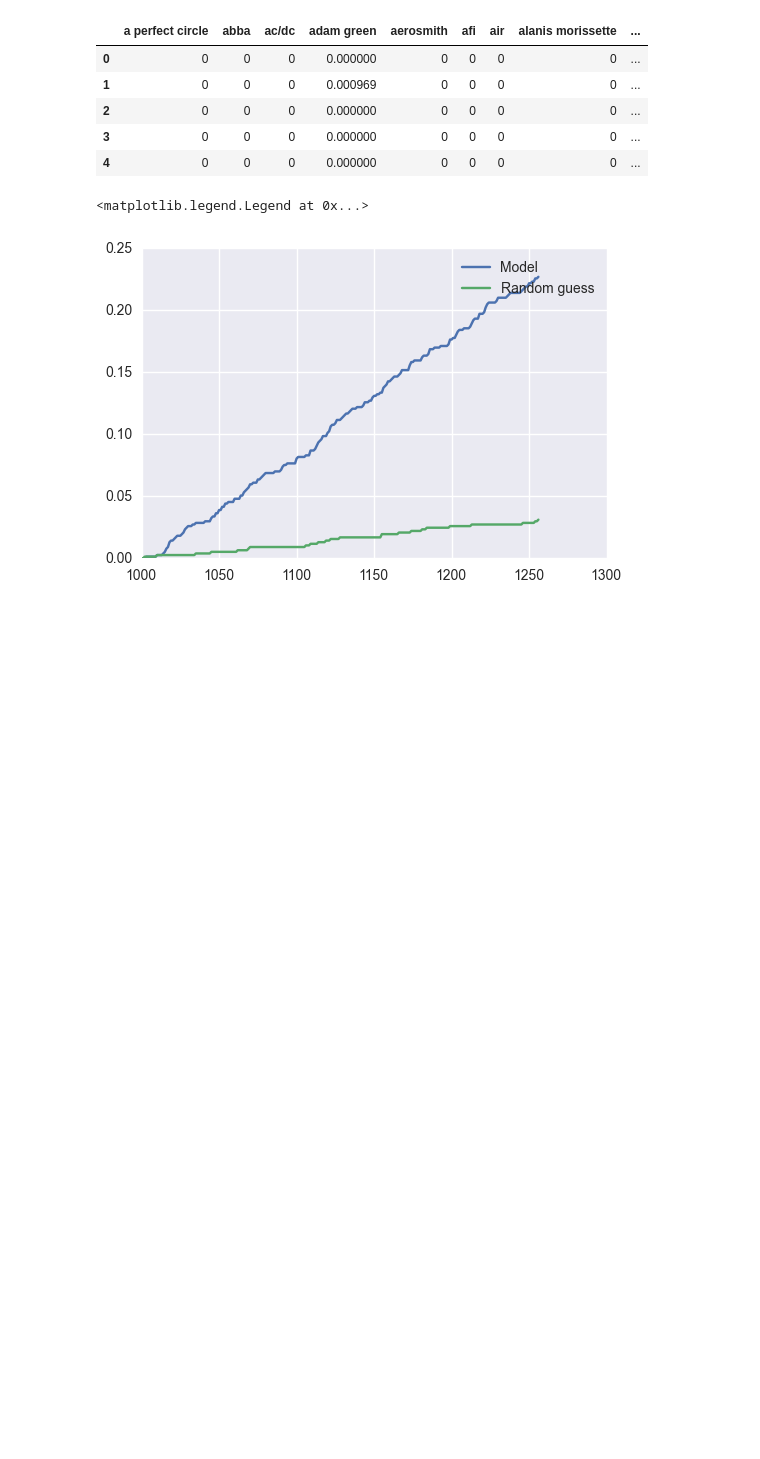
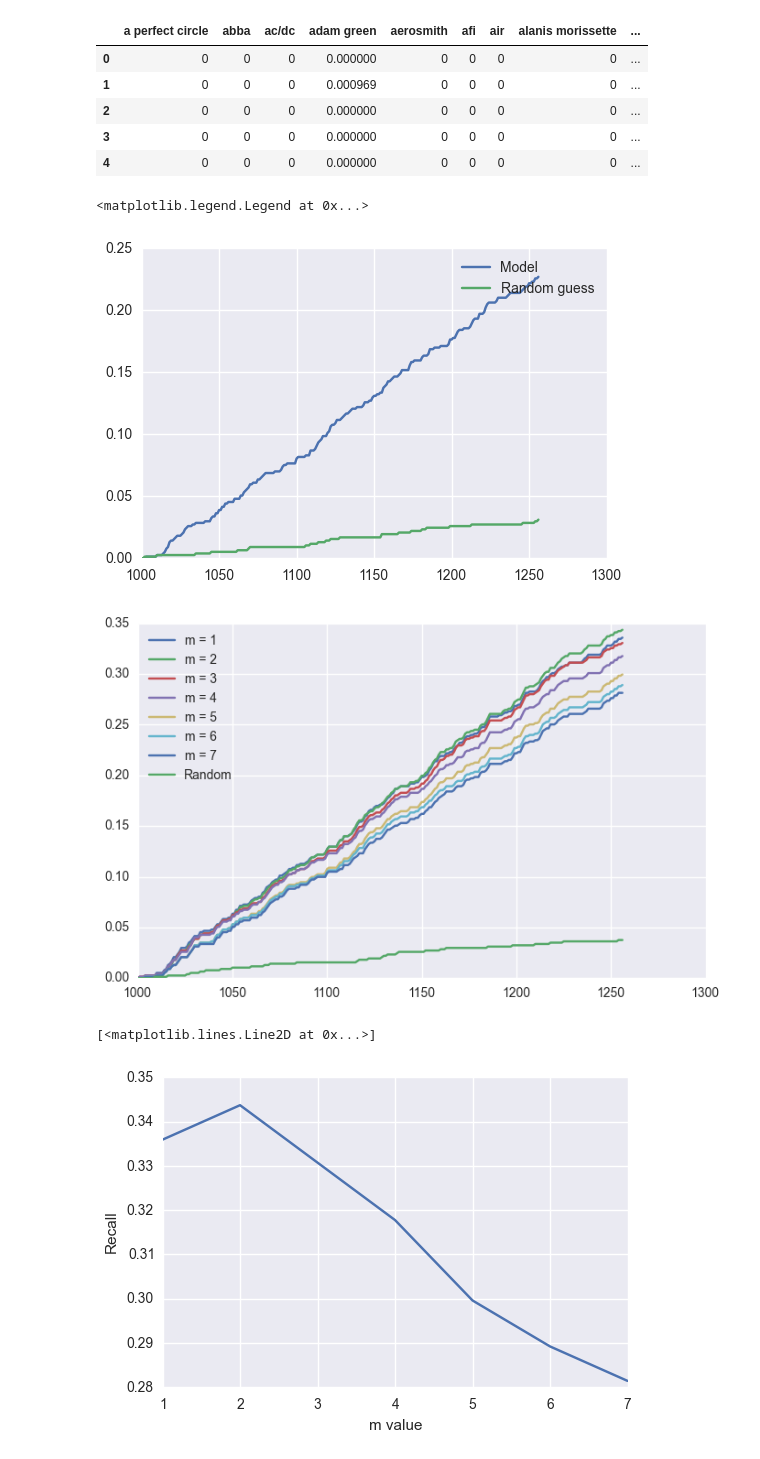
Before and after one commit to Columbia-Intro-Data-Science/APMAE4990-, a Jupyter notebook: notebooks/Lecture 7 - Recommendation Engines.ipynb, the cells around one changed output. Cells and saved outputs as stored; diff of their text form; code cells hidden in the pictures; blank space fills up the shorter version.

```diff
--- a/notebooks/Lecture 7 - Recommendation Engines.ipynb
+++ b/notebooks/Lecture 7 - Recommendation Engines.ipynb
@@ -350,4 +350,56 @@ plt.legend()
 # %% [output]
 <matplotlib.legend.Legend at 0x...>
 [figure]
+# %%
+best_m=1
+recall_last = 0
+plt.figure(figsize=(8,5))
+recall_m= []
+mvals=[1,2,3,4,5,6,7]
+for m in mvals:
+    B = (A)**m
+    recall=[]
+    guesses = 3
+    recall_total = 0
+    recall_guess = 0
+
+    recall_guesses = []
+
+    for n in range(1000,1257):
+        user = np.append(B[n:n+1].values[0][0:200],np.zeros(85))
+        user_prefs = df_items.dot(user/np.sum(user))
+
+        user_prefs.sort()
+        already_liked=df_items[df_items.columns[np.where(B[n:n+1].values[0]>0)][0:5]].columns.values
+
+        test_data=df_items[df_items.columns[np.where(B[n:n+1].values[0]>0)][5:]].columns.values
+
+        user_suggestions =[s for s in user_prefs.index[::-1][0:guesses] if s not in already_liked]
+
+        correct = [c for c in user_suggestions if c in test_data]
+        guess_list = [g for g in random.sample(user_prefs.index, min(guesses,len(user_prefs))) if g in test_data]
+
+        recall_total = recall_total + float(len(correct))
+        recall_guess = recall_guess + float(len(guess_list))
+
+        recall.append(recall_total)
+        recall_guesses.append(recall_guess)
+
+    plt.plot(range(1000,1257),recall/(np.array(guesses)*257),label='m = ' + str(m))
+    if recall_total > recall_last:
+        recall_last = recall_total
+        best_m = m
+    recall_m.append(recall_total/(guesses*257))
+
+plt.plot(range(1000,1257),recall_guesses/(np.array(guesses)*257),label='Random')
+plt.legend(loc=2)
+plt.show()
+#print 'The best choice of m is ' + str(best_m)
+plt.ylabel('Recall')
+plt.xlabel('m value')
+plt.plot(mvals,recall_m)
+# %% [output]
+[figure, added]
+[<matplotlib.lines.Line2D at 0x...>]
+[figure, added]
 # %%
```
Also changed, not shown: parts of 1 cell of this notebook, 3 other files.
